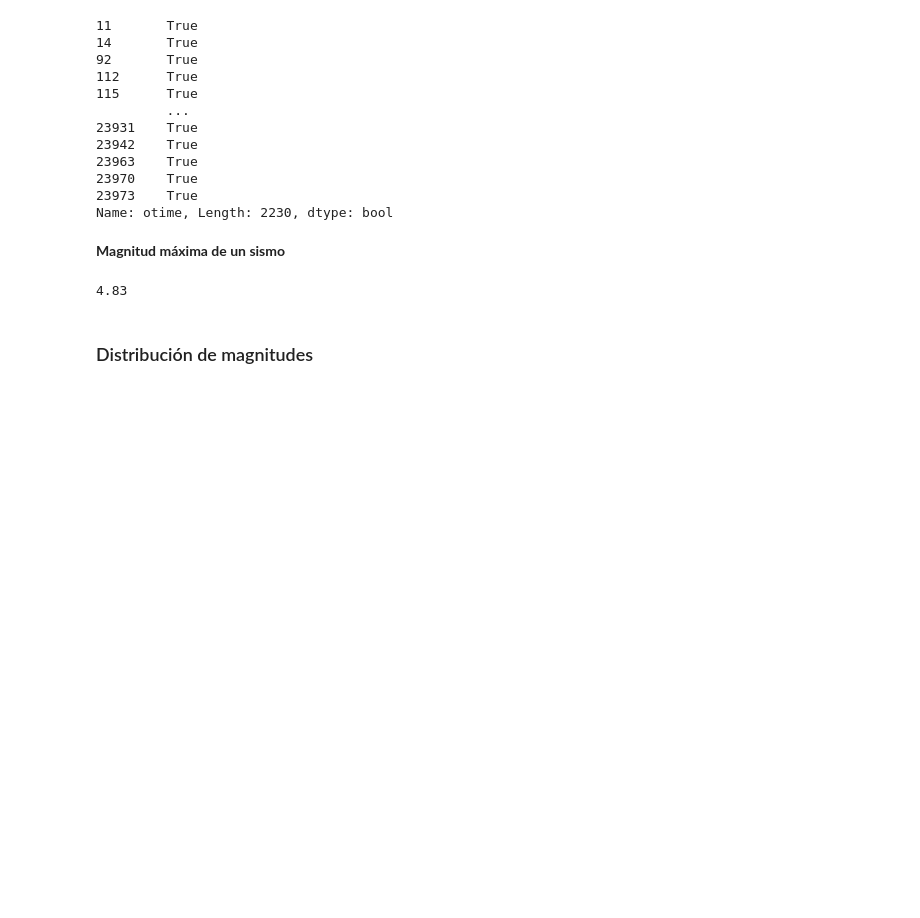
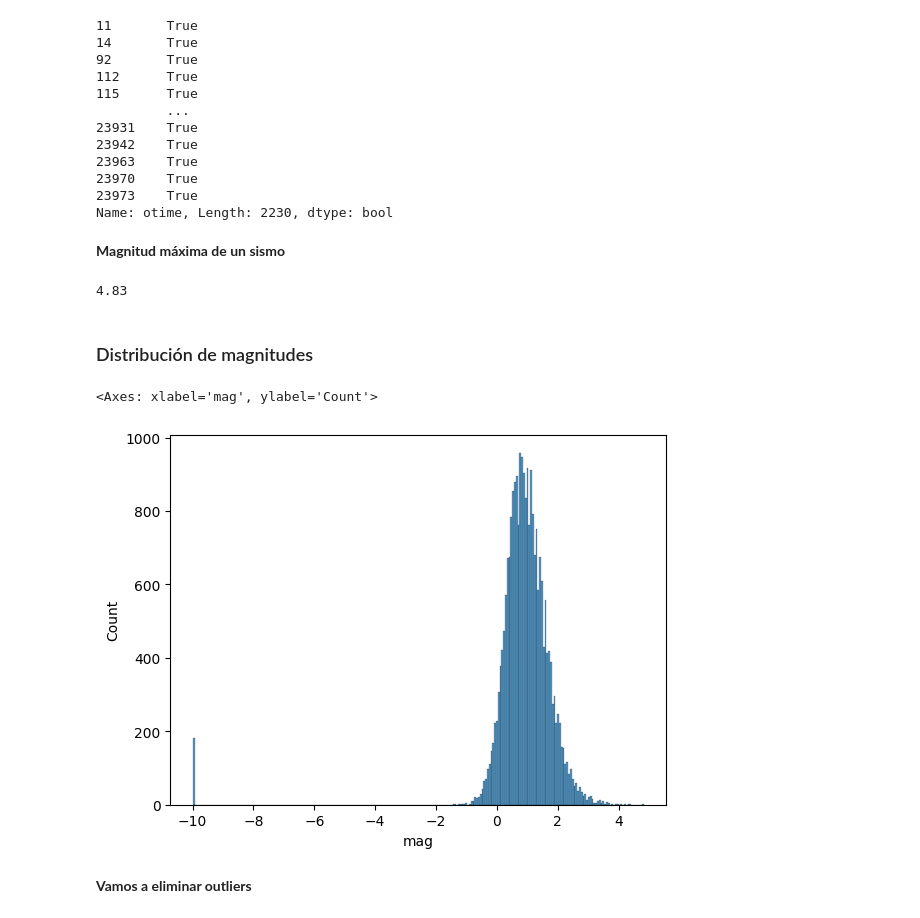
Before and after one commit to jcmefra/topicos-geofisica, a Jupyter notebook: gmt_plot.ipynb, the cells around one changed output. Cells and saved outputs as stored; diff of their text form; code cells hidden in the pictures; blank space fills up the shorter version.

```diff
--- a/gmt_plot.ipynb
+++ b/gmt_plot.ipynb
@@ -81,0 +86,7 @@ import
+# %%
+sns.histplot(data = data, x = 'mag')
+# %% [output]
+<Axes: xlabel='mag', ylabel='Count'>
+[figure, added]
+# %% [markdown]
+**Vamos a eliminar outliers**
```
Also changed, not shown: parts of 5 cells of this notebook.
